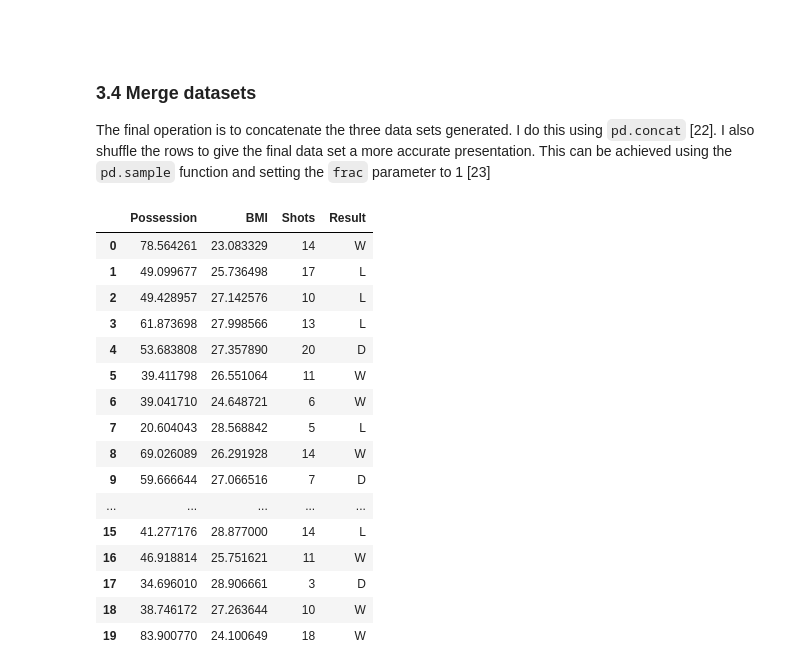
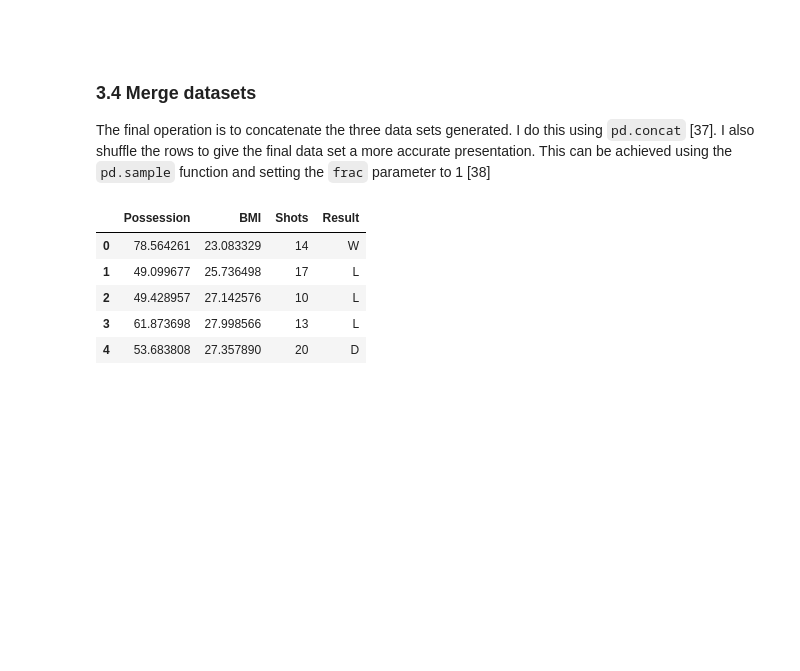
Before and after one commit to colm-o-caoimh/FootballSimulation, a Jupyter notebook: PDA_Project2020.ipynb, the cells around one changed output. Cells and saved outputs as stored; diff of their text form; code cells hidden in the pictures; blank space fills up the shorter version.

```diff
--- a/PDA_Project2020.ipynb
+++ b/PDA_Project2020.ipynb
@@ -1528,34 +1530,23 @@ These are the relationshp trends we would expect to see: inverse relationship be
 # %% [markdown]
 ### 3.4 Merge datasets
 
-The final operation is to concatenate the three data sets generated. I do this using `pd.concat` [22]. I also shuffle the rows to give the final data set a more accurate presentation. This can be achieved using the `pd.sample` function and setting the `frac` parameter to 1 [23]
+The final operation is to concatenate the three data sets generated. I do this using `pd.concat` [37]. I also shuffle the rows to give the final data set a more accurate presentation. This can be achieved using the `pd.sample` function and setting the `frac` parameter to 1 [38]
 # %%
 # Concatenate win, lose and draw data sets
 final_data_set_df = pd.concat([win_sim_df,lose_sim_df, draw_sim_df], axis=0)
 
 # Shuffle rows
 final_data_set_df = final_data_set_df.sample(frac = 1)
 
 # Reset index
 final_data_set_df.reset_index(drop=True, inplace=True)
 
 # Output first 20 rows
-final_data_set_df.head(20)
+final_data_set_df.head()
 # %% [output]
 |  | Possession | BMI | Shots | Result |
 | 0 | 78.564261 | 23.083329 | 14 | W |
 | 1 | 49.099677 | 25.736498 | 17 | L |
 | 2 | 49.428957 | 27.142576 | 10 | L |
 | 3 | 61.873698 | 27.998566 | 13 | L |
 | 4 | 53.683808 | 27.357890 | 20 | D |
-| 5 | 39.411798 | 26.551064 | 11 | W |
-| 6 | 39.041710 | 24.648721 | 6 | W |
-| 7 | 20.604043 | 28.568842 | 5 | L |
-| 8 | 69.026089 | 26.291928 | 14 | W |
-| 9 | 59.666644 | 27.066516 | 7 | D |
-| ... | ... | ... | ... | ... |
-| 15 | 41.277176 | 28.877000 | 14 | L |
-| 16 | 46.918814 | 25.751621 | 11 | W |
-| 17 | 34.696010 | 28.906661 | 3 | D |
-| 18 | 38.746172 | 27.263644 | 10 | W |
-| 19 | 83.900770 | 24.100649 | 18 | W |
```
Also changed, not shown: parts of 46 cells of this notebook.
